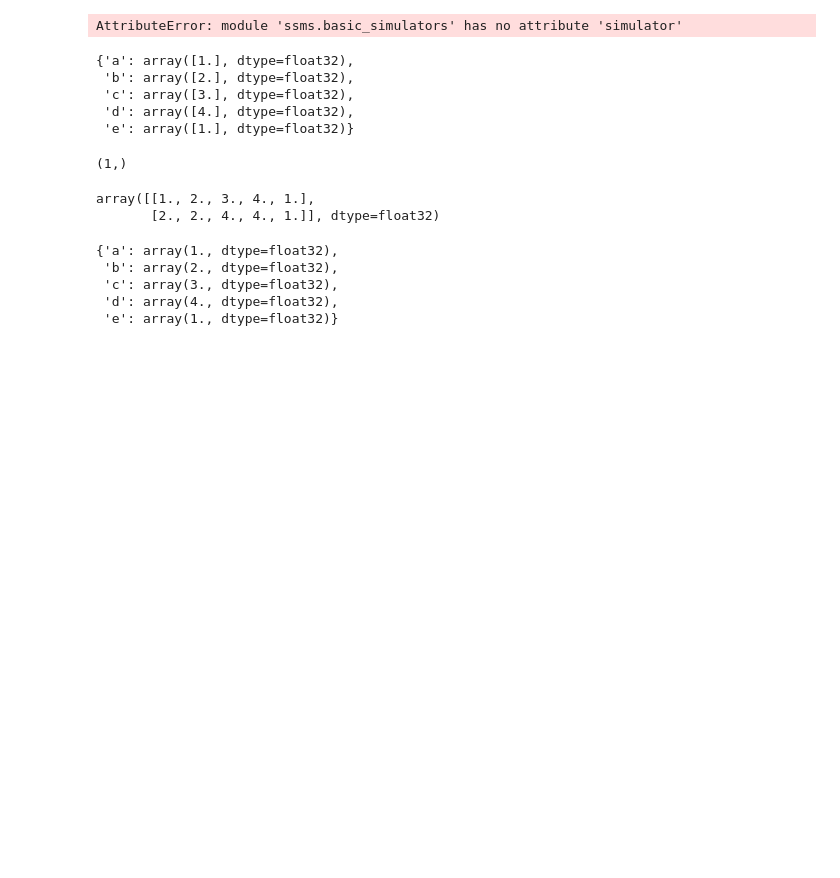
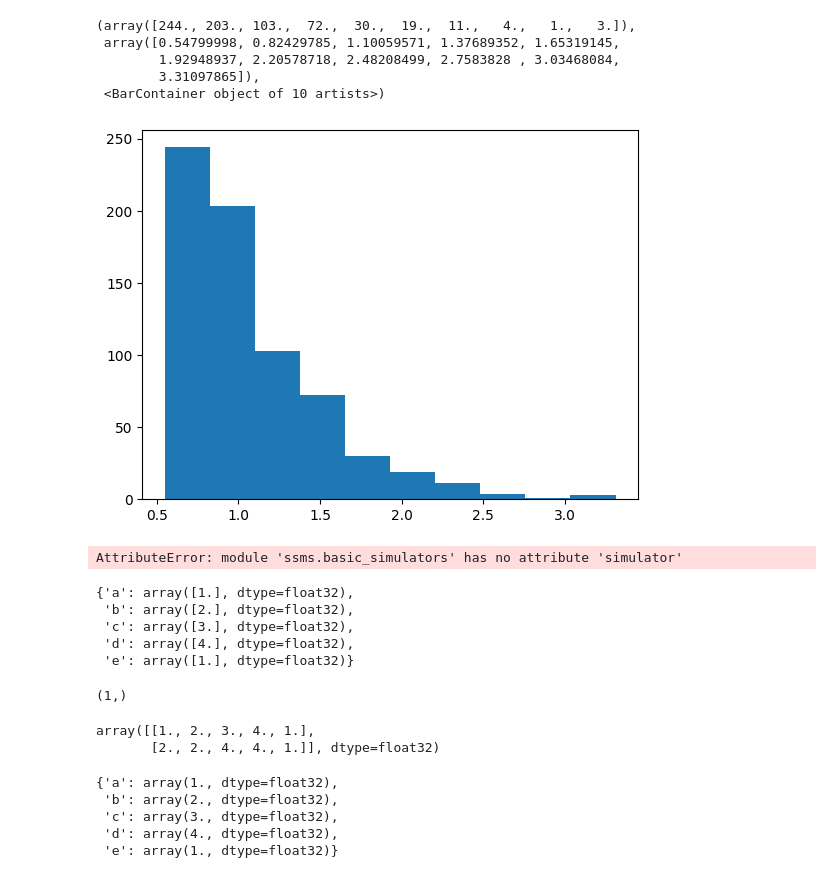
Before and after one commit to AlexanderFengler/ssm-simulators, a Jupyter notebook: notebooks/essential_tests.ipynb, the cells around one changed output. Cells and saved outputs as stored; diff of their text form; code cells hidden in the pictures; blank space fills up the shorter version.

```diff
--- a/notebooks/essential_tests.ipynb
+++ b/notebooks/essential_tests.ipynb
@@ -6,0 +3,4 @@ TypeError: simulator() missing 1 required positional argument: 'theta'
+# %%
+from matplotlib import pyplot as plt
+from ssms.basic_simulators import simulator
+x = ssms.basic_simulators.simulator.simulator(model = 'ddm', theta = [0.5, 1.5, 0.5, 0.5], n_samples=1, no_noise = True)
@@ -7,3 +33,13 @@ TypeError: simulator() missing 1 required positional argument: 'theta'
+# %%
+import numpy as np
+plt.hist(np.squeeze(x['rts'][x['choices'] == 1]))
+# %% [output]
+(array([244., 203., 103.,  72.,  30.,  19.,  11.,   4.,   1.,   3.]),
+ array([0.54799998, 0.82429785, 1.10059571, 1.37689352, 1.65319145,
+        1.92948937, 2.20578718, 2.48208499, 2.7583828 , 3.03468084,
+        3.31097865]),
+ <BarContainer object of 10 artists>)
+[figure, added]
 # %%
 ssms.basic_simulators.simulator
 # %% [output]
```
Also changed, not shown: parts of 3 cells of this notebook, 2 other files.
